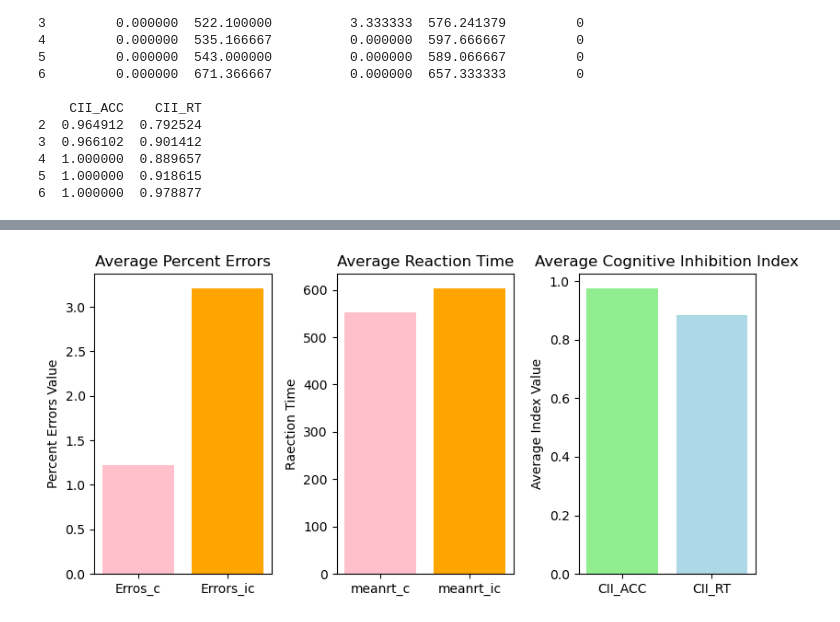
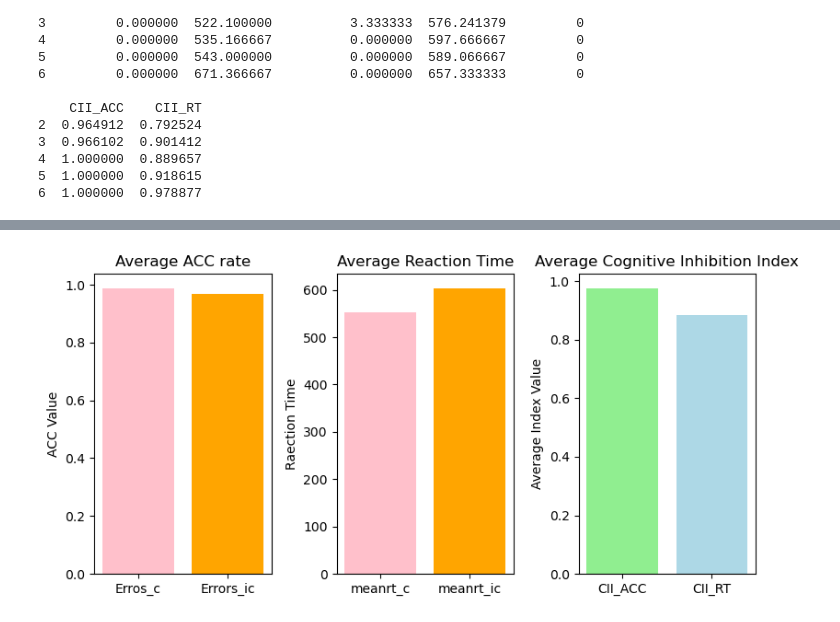
Before and after one commit to MBrigita/the-influence-of-social-media-on-cognitive-control-and-risk-taking, a Jupyter notebook: flanker.ipynb, the cells around one changed output, grey strips where cells are left out. Cells and saved outputs as stored; diff of their text form; code cells hidden in the pictures.

```diff
--- a/flanker.ipynb
+++ b/flanker.ipynb
@@ -203,39 +186,39 @@ columns_errors = ['percenterrors_c','percenterrors_ic']
 columns_reaction_time = ['meanrt_c','meanrt_ic']
 
 # Calculate the average pecent errors and raction times
-average_errors = [df_f[f"{column}"].mean() for column in columns_errors]
+average_errors = [1-df_f[f"{column}"].mean()/100 for column in columns_errors]
 average_rt = [df_f[f"{column}"].mean() for column in columns_reaction_time]
 
 # Create subplots
 fig, axes = plt.subplots(1, 3, figsize=(8, 4))
 
 # Plot the average percent errors
 axes[0].bar(['Erros_c','Errors_ic'], average_errors, color=['pink', 'orange'])
-axes[0].set_ylabel('Percent Errors Value')
-axes[0].set_title('Average Percent Errors')
+axes[0].set_ylabel('ACC Value')
+axes[0].set_title('Average ACC rate')
 
 # Plot the average reaction times
 axes[1].bar(columns_reaction_time, average_rt, color=['pink', 'orange'])
 axes[1].set_ylabel('Raection Time')
 axes[1].set_title('Average Reaction Time')
 
 # Calculate the average CII_ACC and CII_RT
 average_cii_acc = df_f['CII_ACC'].mean()
 average_cii_rt = df_f['CII_RT'].mean()
 
 # Plot the average CII_ACC and CII_RT
 labels = ['CII_ACC', 'CII_RT']
 averages = [average_cii_acc, average_cii_rt]
 
 axes[2].bar(labels, averages, color=['lightgreen', 'lightblue'])
 axes[2].set_ylabel('Average Index Value')
 axes[2].set_title('Average Cognitive Inhibition Index')
 
 
 # Adjust layout to prevent overlap
 plt.tight_layout()
 
 # Show the plots
 plt.show()
 # %% [output]
-[figure, old version]
+[figure, new version]
```
Also changed, not shown: parts of 2 cells of this notebook, 5 other files.
